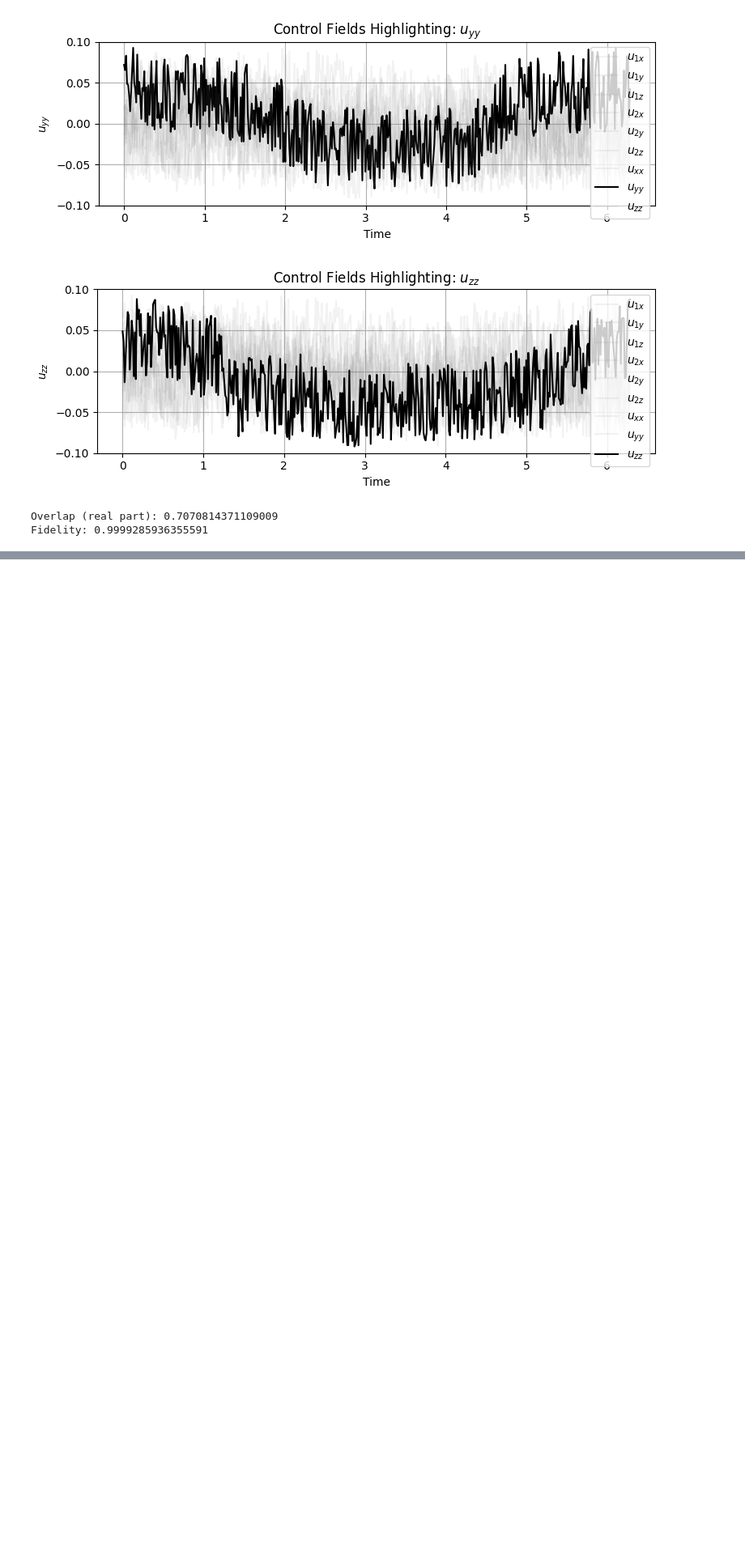
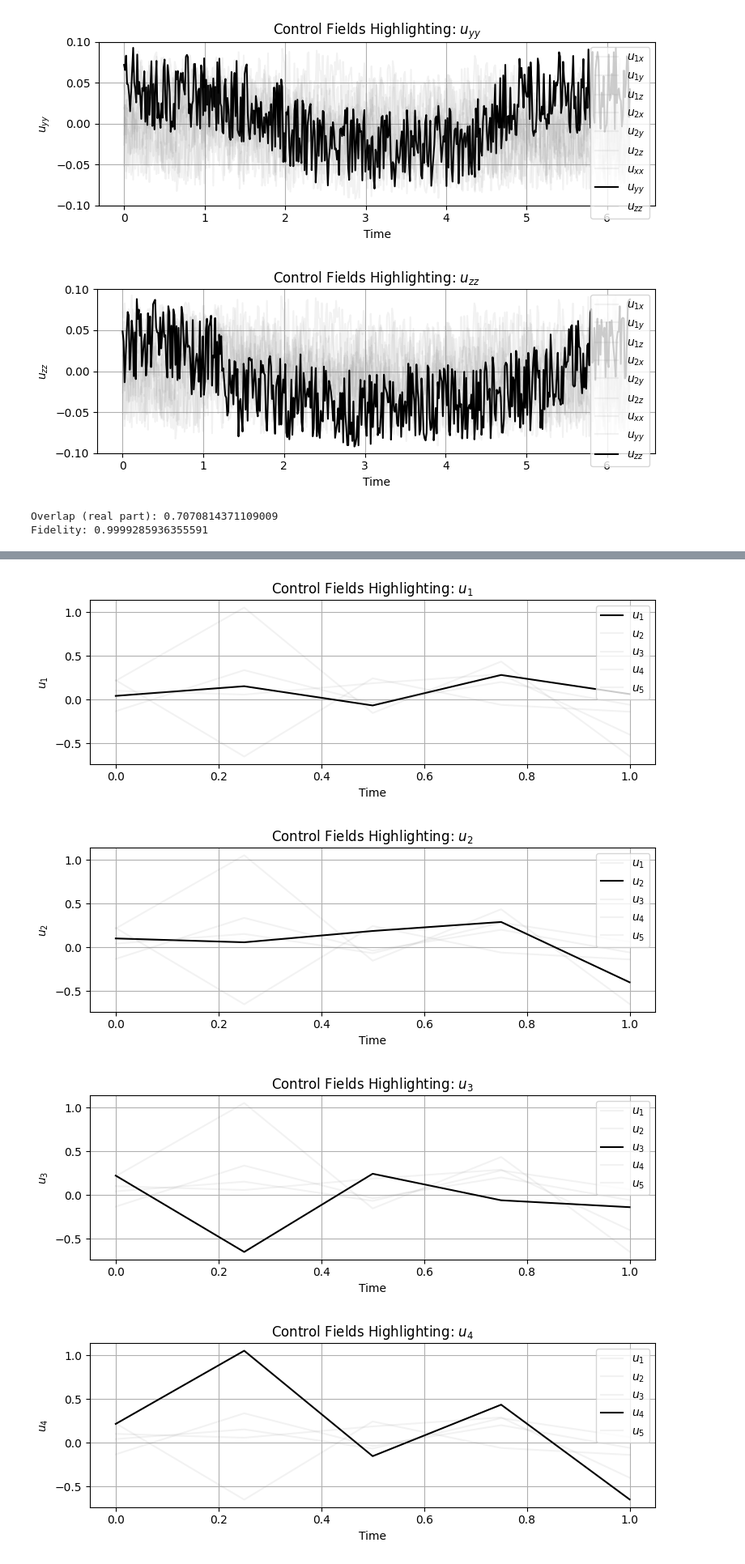
Before and after one commit to YousefElbrolosy/feedback-grape, a Jupyter notebook: feedback_grape/grape_test.ipynb, the cells around one changed output, grey strips where cells are left out. Shown at 81% size. Drawn from its saved outputs; the diff is of its cells as text; code cells hidden in the pictures; blank space fills up the shorter version.

Commit message:
chore: implemented some testing code in the ipynb to see how qt handles time dep in grape

```diff
--- a/feedback_grape/grape_test.ipynb
+++ b/feedback_grape/grape_test.ipynb
@@ -344,0 +767,23 @@ Fidelity: 0.9999285936355591
+# %%
+time_start = 0.0
+time_end = 1.0
+time_intervals_num = 5
+# %%
+t_grid = jnp.linspace(time_start, time_end, time_intervals_num)
+# %%
+H_labels = [
+    r'$u_1$',
+    r'$u_2$',
+    r'$u_3$',
+    r'$u_4$',
+    r'$u_5$'
+]
+# %%
+plot_control_amplitudes(
+    t_grid, result.control_amplitudes, labels=H_labels
+)
+# %% [output]
+[figure, added]
+[figure, added]
+[figure, added]
+[figure, added]
```
Also changed, not shown: parts of 9 cells of this notebook, 2 other files.
